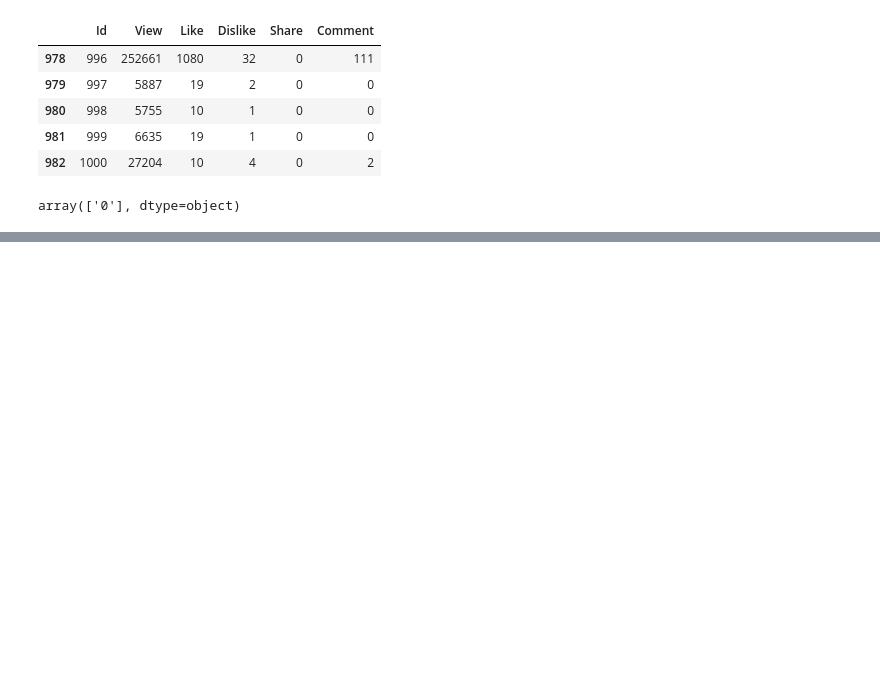
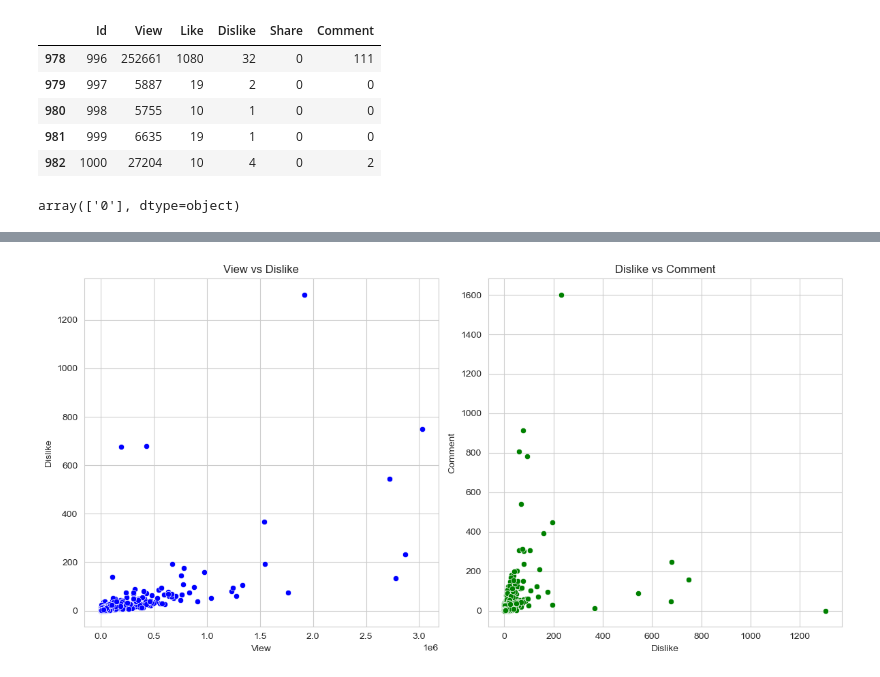
Before and after one commit to umeshkhatiwada13/Semester-3-Lab-Files, a Jupyter notebook: Social-media-analytics/Week-3/Youtube_comment_analysis.ipynb, the cells around one changed output, grey strips where cells are left out. Saved outputs shown, nothing was run; the diff lists cells and outputs as text; code cells hidden in the pictures; blank space fills up the shorter version.

```diff
--- a/Social-media-analytics/Week-3/Youtube_comment_analysis.ipynb
+++ b/Social-media-analytics/Week-3/Youtube_comment_analysis.ipynb
@@ -63,0 +130,29 @@ df.drop(columns = ['Share'], inplace= True)
+# %%
+import seaborn as sns
+import pandas as pd
+import matplotlib.pyplot as plt
+
+# Set the style of seaborn
+sns.set_style("whitegrid")
+
+# Create subplots for each relationship
+plt.figure(figsize=(12, 6))
+
+# Plot View vs Dislike
+plt.subplot(1, 2, 1)
+sns.scatterplot(data=df, x='View', y='Dislike', color='blue', marker='o')
+plt.title('View vs Dislike')
+plt.xlabel('View')
+plt.ylabel('Dislike')
+
+# Plot Dislike vs Comment
+plt.subplot(1, 2, 2)
+sns.scatterplot(data=df, x='Dislike', y='Comment', color='green', marker='o')
+plt.title('Dislike vs Comment')
+plt.xlabel('Dislike')
+plt.ylabel('Comment')
+
+plt.tight_layout()
+plt.show()
+# %% [output]
+[figure, added]
```
Also changed, not shown: parts of 3 cells of this notebook.
